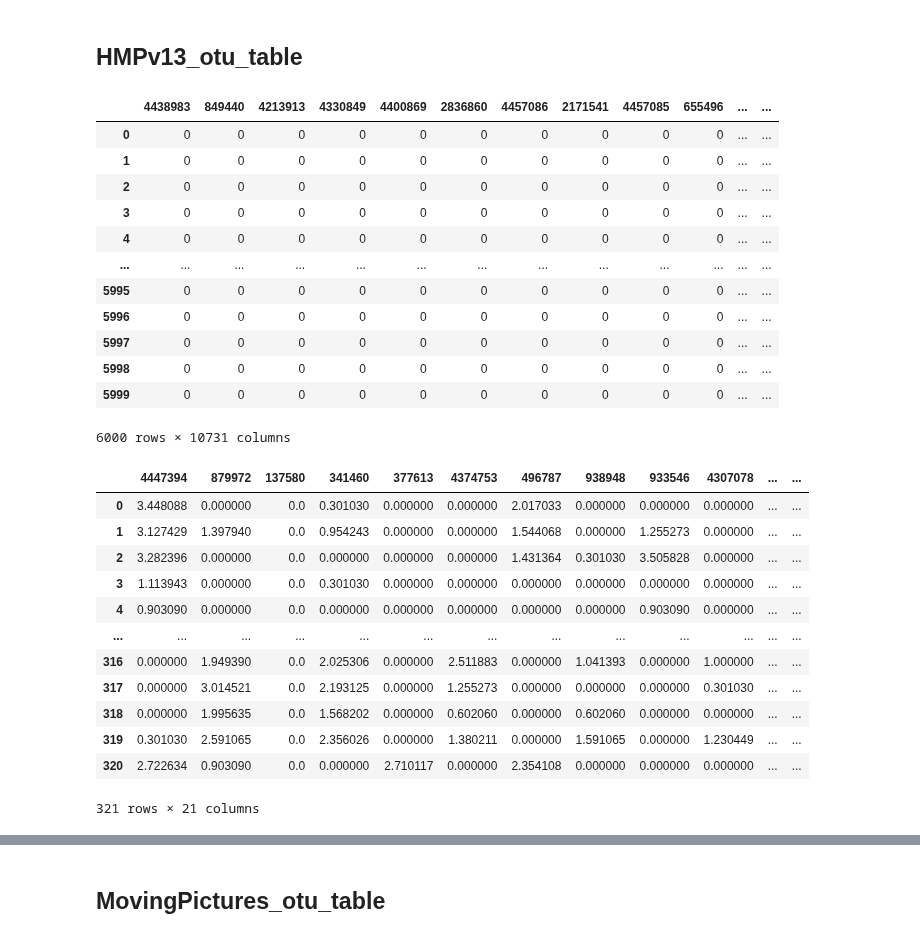
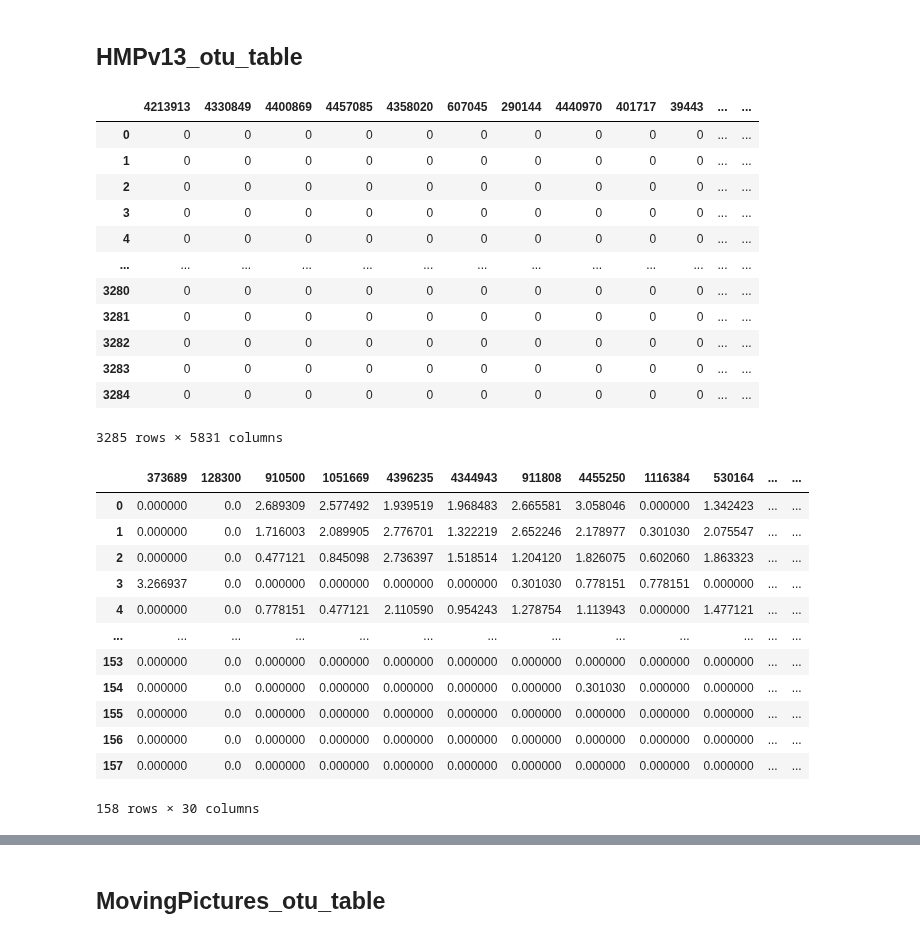
Before and after one commit to EngineerDanny/CS685-Microbe-Network-Research-Code, a Jupyter notebook: data/microbe_ds/wrangle_data.ipynb, the cells around one changed output, grey strips where cells are left out. Drawn from its saved outputs; the diff is of its cells as text; code cells hidden in the pictures.

Commit message:
Update wrangle data script and notebook

```diff
--- a/data/microbe_ds/wrangle_data.ipynb
+++ b/data/microbe_ds/wrangle_data.ipynb
@@ -1,6 +1,10 @@
 # %%
 import pandas as pd
 import numpy as np
+
+CV = 5
+TOP_COLS = 30 - 1
+TOP_GRPS = 4
 # %% [markdown]
 ## HMPv13_otu_table
 # %%
@@ -9,8 +13,8 @@ import numpy as np
 # Experiment ID: SRX
 # Run ID: SRR
 
-# df = pd.read_csv('/projects/genomic-ml/da2343/ml_project_1/data/microbe_ds/HMPv13_otu_table.csv').T
-df = pd.read_csv('/projects/genomic-ml/da2343/ml_project_1/data/microbe_ds/HMPv35_otu_table.csv').T
+df = pd.read_csv('/projects/genomic-ml/da2343/ml_project_1/data/microbe_ds/HMPv13_otu_table.csv').T
+#df = pd.read_csv('/projects/genomic-ml/da2343/ml_project_1/data/microbe_ds/HMPv35_otu_table.csv').T
 # Convert the index to a series and split it
 id_df = df.index.to_series().str.split('.', expand=True)
 # Rename the columns as per your requirement
@@ -25,7 +29,7 @@ df = df.drop(['Project_ID', 'SRS_ID', 'SRR_ID'], axis=1)
 df = df.rename(columns={'SRX_ID': 'Group_ID'}).reset_index(drop=True)
 
 # give the group ID a number each
-df['Group_ID'] = pd.factorize(df['Group_ID'])[0] + 1
+df['Group_ID'] = (pd.factorize(df['Group_ID'])[0] + 1)
 
 # drop the Group_ID column
 # df = df.drop(['Group_ID'], axis=1)
@@ -33,42 +37,43 @@ df['Group_ID'] = pd.factorize(df['Group_ID'])[0] + 1
 # df.to_csv('/projects/genomic-ml/da2343/ml_project_1/data/microbe_ds/HMPv13_otu_table_log.csv')
 df
 # %% [output]
-|  | 4438983 | 849440 | 4213913 | 4330849 | 4400869 | 2836860 | 4457086 | 2171541 | 4457085 | 655496 | ... | ... |
+|  | 4213913 | 4330849 | 4400869 | 4457085 | 4358020 | 607045 | 290144 | 4440970 | 401717 | 39443 | ... | ... |
 | 0 | 0 | 0 | 0 | 0 | 0 | 0 | 0 | 0 | 0 | 0 | ... | ... |
 | 1 | 0 | 0 | 0 | 0 | 0 | 0 | 0 | 0 | 0 | 0 | ... | ... |
 | 2 | 0 | 0 | 0 | 0 | 0 | 0 | 0 | 0 | 0 | 0 | ... | ... |
 | 3 | 0 | 0 | 0 | 0 | 0 | 0 | 0 | 0 | 0 | 0 | ... | ... |
 | 4 | 0 | 0 | 0 | 0 | 0 | 0 | 0 | 0 | 0 | 0 | ... | ... |
 | ... | ... | ... | ... | ... | ... | ... | ... | ... | ... | ... | ... | ... |
-| 5995 | 0 | 0 | 0 | 0 | 0 | 0 | 0 | 0 | 0 | 0 | ... | ... |
-| 5996 | 0 | 0 | 0 | 0 | 0 | 0 | 0 | 0 | 0 | 0 | ... | ... |
-| 5997 | 0 | 0 | 0 | 0 | 0 | 0 | 0 | 0 | 0 | 0 | ... | ... |
-| 5998 | 0 | 0 | 0 | 0 | 0 | 0 | 0 | 0 | 0 | 0 | ... | ... |
-| 5999 | 0 | 0 | 0 | 0 | 0 | 0 | 0 | 0 | 0 | 0 | ... | ... |
+| 3280 | 0 | 0 | 0 | 0 | 0 | 0 | 0 | 0 | 0 | 0 | ... | ... |
+| 3281 | 0 | 0 | 0 | 0 | 0 | 0 | 0 | 0 | 0 | 0 | ... | ... |
+| 3282 | 0 | 0 | 0 | 0 | 0 | 0 | 0 | 0 | 0 | 0 | ... | ... |
+| 3283 | 0 | 0 | 0 | 0 | 0 | 0 | 0 | 0 | 0 | 0 | ... | ... |
+| 3284 | 0 | 0 | 0 | 0 | 0 | 0 | 0 | 0 | 0 | 0 | ... | ... |
-6000 rows × 10731 columns
+3285 rows × 5831 columns
 # %%
 df['Group_ID'] = df['Group_ID'].astype(int)
-df = df[df['Group_ID'] <= 4]
+df = df[df['Group_ID'] <= TOP_GRPS]
+
 column_sums = df.sum(axis=0).sort_values(ascending=False)
-top_20_columns = column_sums.head(20).index
+top_20_columns = column_sums.head(TOP_COLS).index
 df_selected = df[top_20_columns]
 df_selected = np.log10(df_selected + 1)
 df_selected['Group_ID'] = df['Group_ID']
 df_selected
 # %% [output]
-|  | 4447394 | 879972 | 137580 | 341460 | 377613 | 4374753 | 496787 | 938948 | 933546 | 4307078 | ... | ... |
-| 0 | 3.448088 | 0.000000 | 0.0 | 0.301030 | 0.000000 | 0.000000 | 2.017033 | 0.000000 | 0.000000 | 0.000000 | ... | ... |
-| 1 | 3.127429 | 1.397940 | 0.0 | 0.954243 | 0.000000 | 0.000000 | 1.544068 | 0.000000 | 1.255273 | 0.000000 | ... | ... |
-| 2 | 3.282396 | 0.000000 | 0.0 | 0.000000 | 0.000000 | 0.000000 | 1.431364 | 0.301030 | 3.505828 | 0.000000 | ... | ... |
-| 3 | 1.113943 | 0.000000 | 0.0 | 0.301030 | 0.000000 | 0.000000 | 0.000000 | 0.000000 | 0.000000 | 0.000000 | ... | ... |
-| 4 | 0.903090 | 0.000000 | 0.0 | 0.000000 | 0.000000 | 0.000000 | 0.000000 | 0.000000 | 0.903090 | 0.000000 | ... | ... |
+|  | 373689 | 128300 | 910500 | 1051669 | 4396235 | 4344943 | 911808 | 4455250 | 1116384 | 530164 | ... | ... |
+| 0 | 0.000000 | 0.0 | 2.689309 | 2.577492 | 1.939519 | 1.968483 | 2.665581 | 3.058046 | 0.000000 | 1.342423 | ... | ... |
+| 1 | 0.000000 | 0.0 | 1.716003 | 2.089905 | 2.776701 | 1.322219 | 2.652246 | 2.178977 | 0.301030 | 2.075547 | ... | ... |
+| 2 | 0.000000 | 0.0 | 0.477121 | 0.845098 | 2.736397 | 1.518514 | 1.204120 | 1.826075 | 0.602060 | 1.863323 | ... | ... |
+| 3 | 3.266937 | 0.0 | 0.000000 | 0.000000 | 0.000000 | 0.000000 | 0.301030 | 0.778151 | 0.778151 | 0.000000 | ... | ... |
+| 4 | 0.000000 | 0.0 | 0.778151 | 0.477121 | 2.110590 | 0.954243 | 1.278754 | 1.113943 | 0.000000 | 1.477121 | ... | ... |
 | ... | ... | ... | ... | ... | ... | ... | ... | ... | ... | ... | ... | ... |
-| 316 | 0.000000 | 1.949390 | 0.0 | 2.025306 | 0.000000 | 2.511883 | 0.000000 | 1.041393 | 0.000000 | 1.000000 | ... | ... |
-| 317 | 0.000000 | 3.014521 | 0.0 | 2.193125 | 0.000000 | 1.255273 | 0.000000 | 0.000000 | 0.000000 | 0.301030 | ... | ... |
-| 318 | 0.000000 | 1.995635 | 0.0 | 1.568202 | 0.000000 | 0.602060 | 0.000000 | 0.602060 | 0.000000 | 0.000000 | ... | ... |
-| 319 | 0.301030 | 2.591065 | 0.0 | 2.356026 | 0.000000 | 1.380211 | 0.000000 | 1.591065 | 0.000000 | 1.230449 | ... | ... |
-| 320 | 2.722634 | 0.903090 | 0.0 | 0.000000 | 2.710117 | 0.000000 | 2.354108 | 0.000000 | 0.000000 | 0.000000 | ... | ... |
+| 153 | 0.000000 | 0.0 | 0.000000 | 0.000000 | 0.000000 | 0.000000 | 0.000000 | 0.000000 | 0.000000 | 0.000000 | ... | ... |
+| 154 | 0.000000 | 0.0 | 0.000000 | 0.000000 | 0.000000 | 0.000000 | 0.000000 | 0.301030 | 0.000000 | 0.000000 | ... | ... |
+| 155 | 0.000000 | 0.0 | 0.000000 | 0.000000 | 0.000000 | 0.000000 | 0.000000 | 0.000000 | 0.000000 | 0.000000 | ... | ... |
+| 156 | 0.000000 | 0.0 | 0.000000 | 0.000000 | 0.000000 | 0.000000 | 0.000000 | 0.000000 | 0.000000 | 0.000000 | ... | ... |
+| 157 | 0.000000 | 0.0 | 0.000000 | 0.000000 | 0.000000 | 0.000000 | 0.000000 | 0.000000 | 0.000000 | 0.000000 | ... | ... |
-321 rows × 21 columns
+158 rows × 30 columns
 # %%
 # First, find the minimum group size
 min_group_size = df_selected['Group_ID'].value_counts().min()
```
Also changed, not shown: parts of 14 cells of this notebook.
